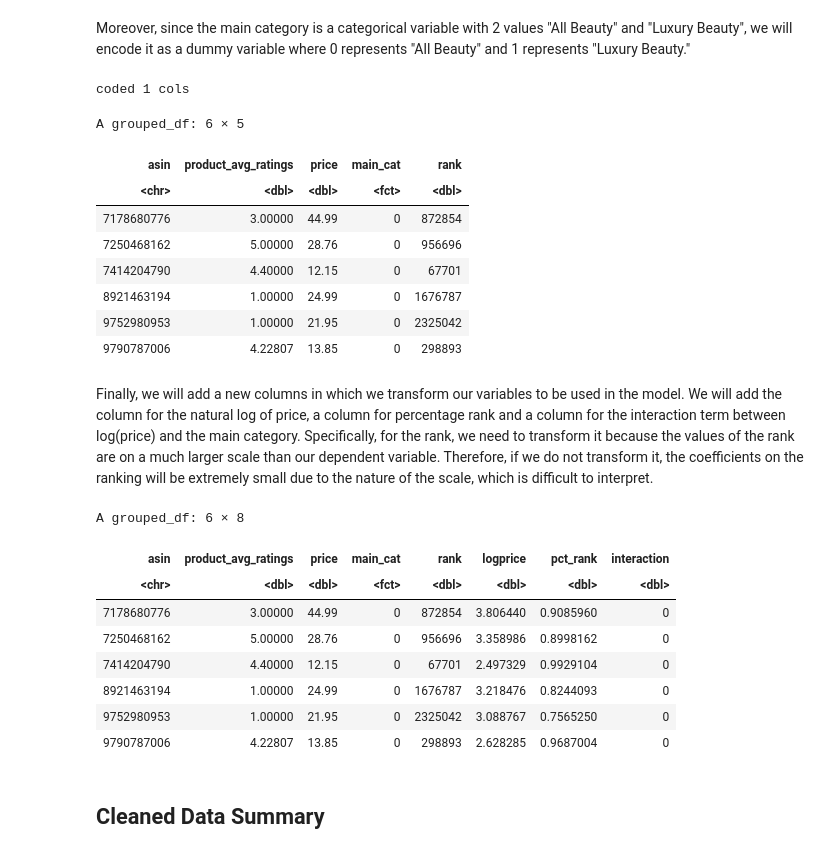
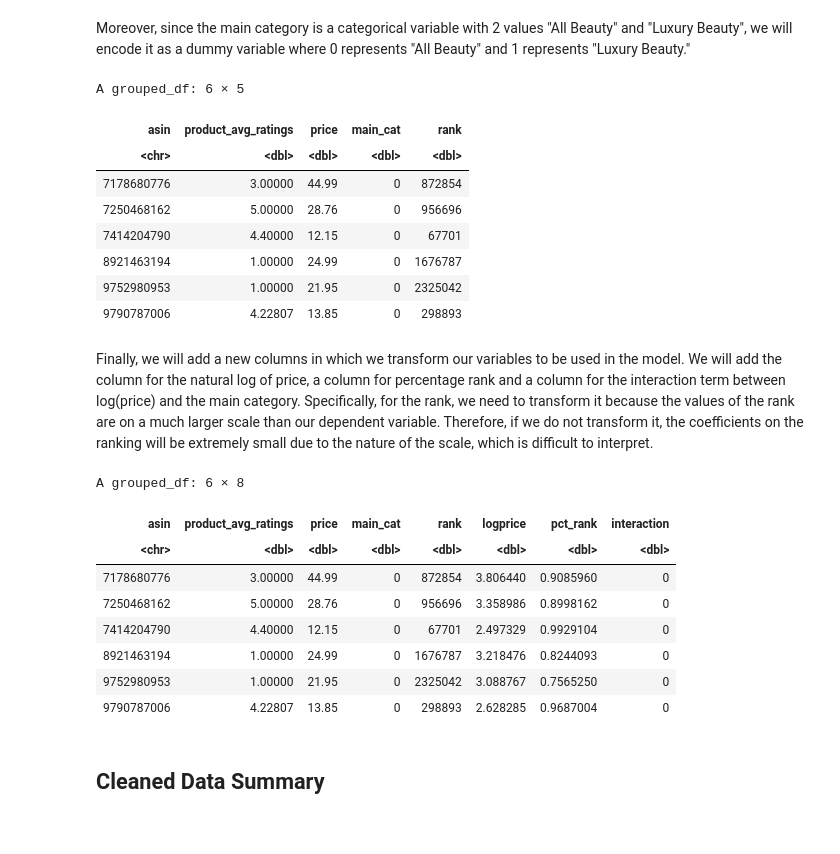
Before and after one commit to anhndq01/ECON-326-Project, a Jupyter notebook: Final_Project_v2_notebook.ipynb, the cells around one changed output. Cells and saved outputs as stored; diff of their text form; code cells hidden in the pictures.

Commit message:
Clean up summary table

```diff
--- a/Final_Project_v2_notebook.ipynb
+++ b/Final_Project_v2_notebook.ipynb
@@ -113,14 +131,12 @@ A grouped_df: 6 × 5
 # %% [markdown]
 Moreover, since the main category is a categorical variable with 2 values "All Beauty" and "Luxury Beauty", we will encode it as a dummy variable where 0 represents "All Beauty" and 1 represents "Luxury Beauty."
 # %%
-amazon_data['main_cat'] <- encode_binary(data.frame(amazon_data['main_cat']), full_print=FALSE)
-
+amazon_data['main_cat'] <-  as.numeric(amazon_data$main_cat)-1
 head(amazon_data)
 # %% [output]
-coded 1 cols
+A grouped_df: 6 × 5
-A grouped_df: 6 × 5
 | asin | product_avg_ratings | price | main_cat | rank |
-| <chr> | <dbl> | <dbl> | <fct> | <dbl> |
+| <chr> | <dbl> | <dbl> | <dbl> | <dbl> |
 | 7178680776 | 3.00000 | 44.99 | 0 | 872854 |
 | 7250468162 | 5.00000 | 28.76 | 0 | 956696 |
 | 7414204790 | 4.40000 | 12.15 | 0 | 67701 |
@@ -132,12 +148,12 @@ Finally, we will add a new columns in which we transform our variables to be use
 # %%
 amazon_data <- amazon_data %>%
                 mutate(logprice=log(price), pct_rank = 1-rank/max(amazon_data$rank))%>%
-                mutate(interaction = logprice*(as.numeric(paste(main_cat)))) #this will be used for the VIF test, not the regression
+                mutate(interaction = logprice*main_cat) #this will be used for the VIF test, not the regression
 head(amazon_data)
 # %% [output]
 A grouped_df: 6 × 8
 | asin | product_avg_ratings | price | main_cat | rank | logprice | pct_rank | interaction |
-| <chr> | <dbl> | <dbl> | <fct> | <dbl> | <dbl> | <dbl> | <dbl> |
+| <chr> | <dbl> | <dbl> | <dbl> | <dbl> | <dbl> | <dbl> | <dbl> |
 | 7178680776 | 3.00000 | 44.99 | 0 | 872854 | 3.806440 | 0.9085960 | 0 |
 | 7250468162 | 5.00000 | 28.76 | 0 | 956696 | 3.358986 | 0.8998162 | 0 |
 | 7414204790 | 4.40000 | 12.15 | 0 | 67701 | 2.497329 | 0.9929104 | 0 |
```
Also changed, not shown: parts of 4 cells of this notebook.
